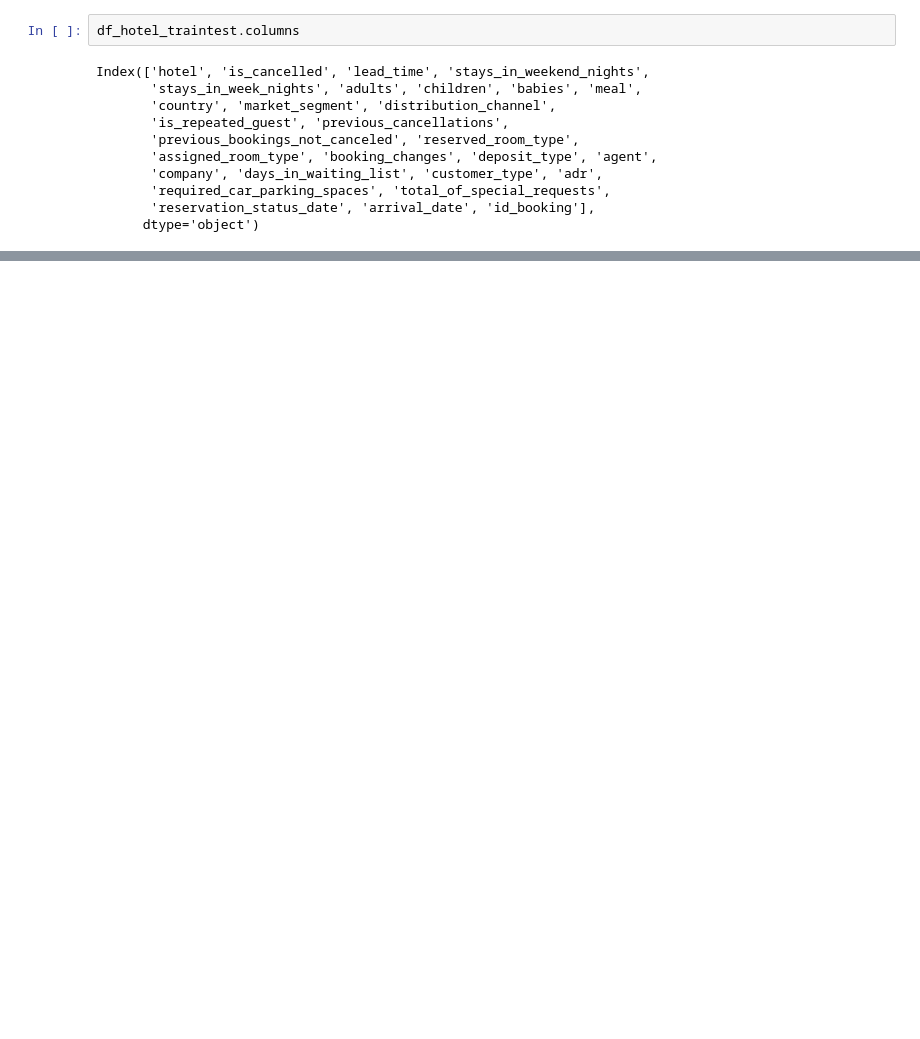
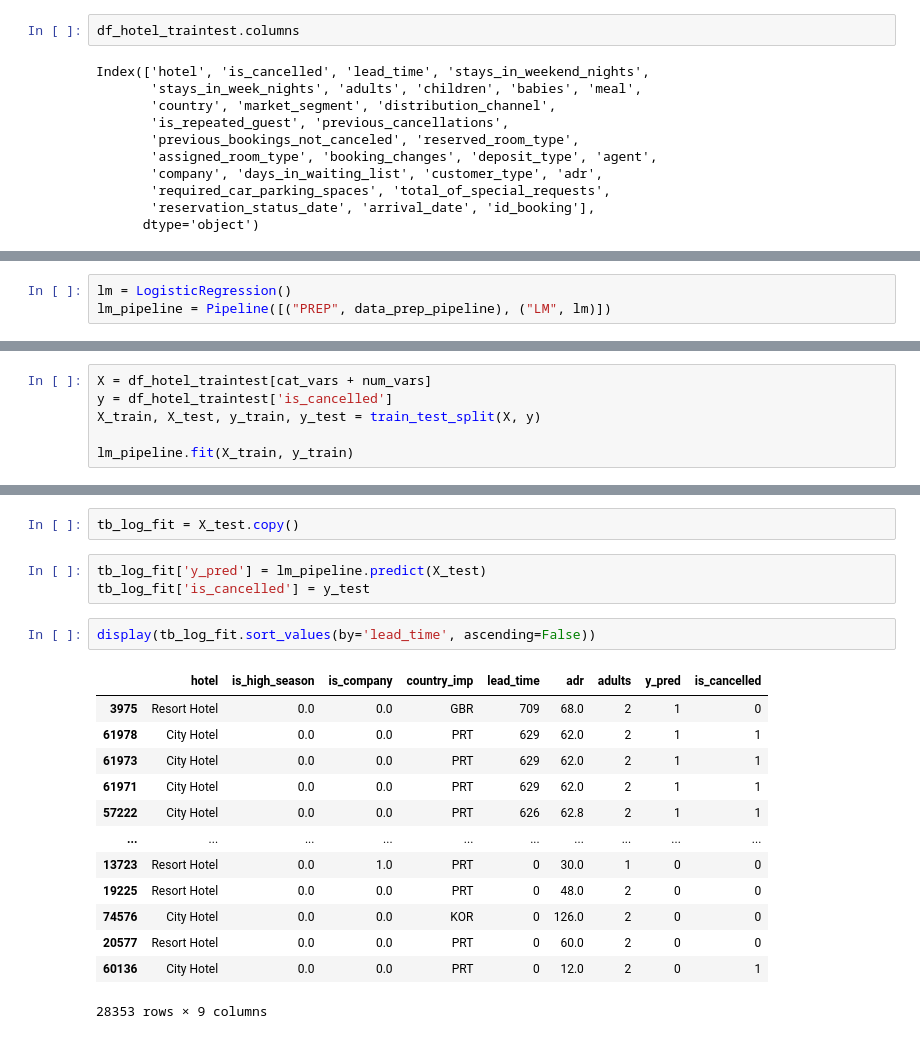
Before and after one commit to alexaiung/ironhack_miniproj04_hotel, a Jupyter notebook: hotels.ipynb, the cells around one changed output, grey strips where cells are left out. Saved outputs shown, nothing was run; the diff lists cells and outputs as text; blank space fills up the shorter version.

```diff
--- a/hotels.ipynb
+++ b/hotels.ipynb
@@ -27,0 +273,3 @@ LogisticRegression()
+# %%
+lm = LogisticRegression()
+lm_pipeline = Pipeline([("PREP", data_prep_pipeline), ("LM", lm)])
@@ -27,0 +278,6 @@ LogisticRegression()
+# %%
+X = df_hotel_traintest[cat_vars + num_vars]
+y = df_hotel_traintest['is_cancelled']
+X_train, X_test, y_train, y_test = train_test_split(X, y)
+
+lm_pipeline.fit(X_train, y_train)
@@ -27,0 +311,21 @@ LogisticRegression()
+# %%
+tb_log_fit = X_test.copy()
+# %%
+tb_log_fit['y_pred'] = lm_pipeline.predict(X_test)
+tb_log_fit['is_cancelled'] = y_test
+# %%
+display(tb_log_fit.sort_values(by='lead_time', ascending=False))
+# %% [output]
+|  | hotel | is_high_season | is_company | country_imp | lead_time | adr | adults | y_pred | is_cancelled |
+| 3975 | Resort Hotel | 0.0 | 0.0 | GBR | 709 | 68.0 | 2 | 1 | 0 |
+| 61978 | City Hotel | 0.0 | 0.0 | PRT | 629 | 62.0 | 2 | 1 | 1 |
+| 61973 | City Hotel | 0.0 | 0.0 | PRT | 629 | 62.0 | 2 | 1 | 1 |
+| 61971 | City Hotel | 0.0 | 0.0 | PRT | 629 | 62.0 | 2 | 1 | 1 |
+| 57222 | City Hotel | 0.0 | 0.0 | PRT | 626 | 62.8 | 2 | 1 | 1 |
+| ... | ... | ... | ... | ... | ... | ... | ... | ... | ... |
+| 13723 | Resort Hotel | 0.0 | 1.0 | PRT | 0 | 30.0 | 1 | 0 | 0 |
+| 19225 | Resort Hotel | 0.0 | 0.0 | PRT | 0 | 48.0 | 2 | 0 | 0 |
+| 74576 | City Hotel | 0.0 | 0.0 | KOR | 0 | 126.0 | 2 | 0 | 0 |
+| 20577 | Resort Hotel | 0.0 | 0.0 | PRT | 0 | 60.0 | 2 | 0 | 0 |
+| 60136 | City Hotel | 0.0 | 0.0 | PRT | 0 | 12.0 | 2 | 0 | 1 |
+28353 rows × 9 columns
```
Also changed, not shown: parts of 45 cells of this notebook.
